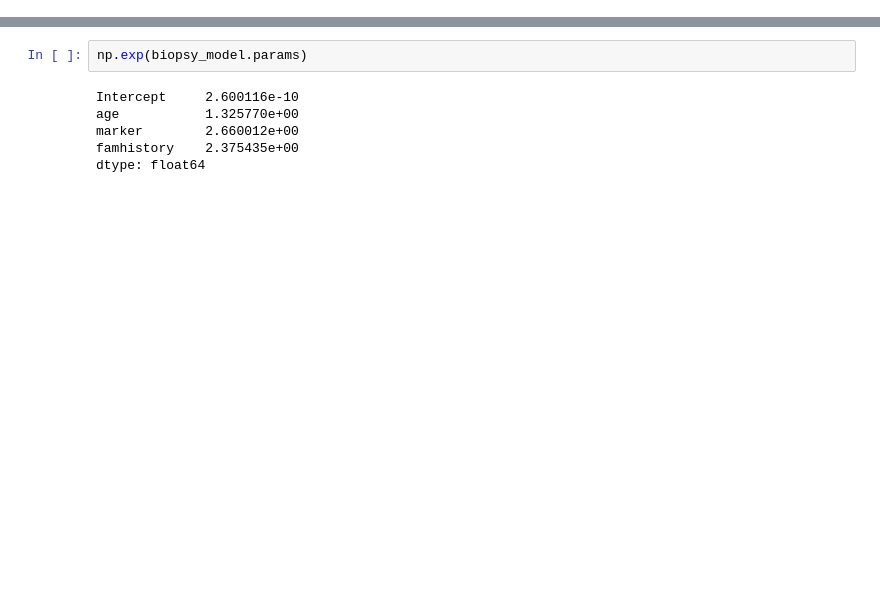
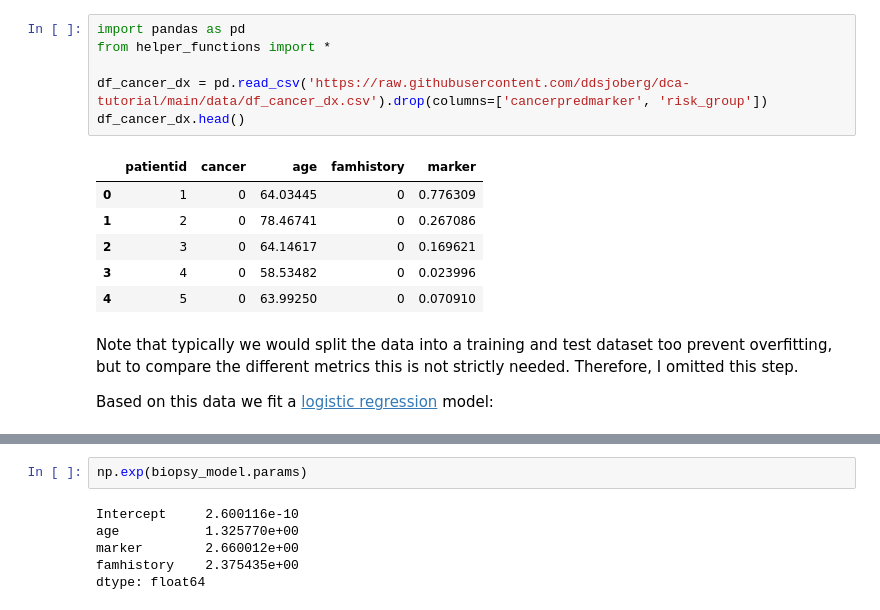
Before and after one commit to ictinnovaties-zorg/dca_blogpost, a Jupyter notebook: dca_blogpost.ipynb, the cells around one changed output, grey strips where cells are left out. Cells and saved outputs as stored; diff of their text form; blank space fills up the shorter version.

```diff
--- a/dca_blogpost.ipynb
+++ b/dca_blogpost.ipynb
@@ -18 +22,18 @@ Intuitively, the statistical model feels like the best option, but the biopsy-al
+# %%
+import pandas as pd
+from helper_functions import *
+
+df_cancer_dx = pd.read_csv('https://raw.githubusercontent.com/ddsjoberg/dca-tutorial/main/data/df_cancer_dx.csv').drop(columns=['cancerpredmarker', 'risk_group'])
+df_cancer_dx.head()
+# %% [output]
+|  | patientid | cancer | age | famhistory | marker |
+| 0 | 1 | 0 | 64.03445 | 0 | 0.776309 |
+| 1 | 2 | 0 | 78.46741 | 0 | 0.267086 |
+| 2 | 3 | 0 | 64.14617 | 0 | 0.169621 |
+| 3 | 4 | 0 | 58.53482 | 0 | 0.023996 |
+| 4 | 5 | 0 | 63.99250 | 0 | 0.070910 |
+# %% [markdown]
+Note that typically we would split the data into a training and test dataset too prevent overfitting, but to compare the different metrics this is not strictly needed. Therefore, I omitted this step.
+
+Based on this data we fit a [logistic regression](https://www.ibm.com/topics/logistic-regression) model:
 # %%
```
Also changed, not shown: parts of 18 cells of this notebook, 1 other file.
